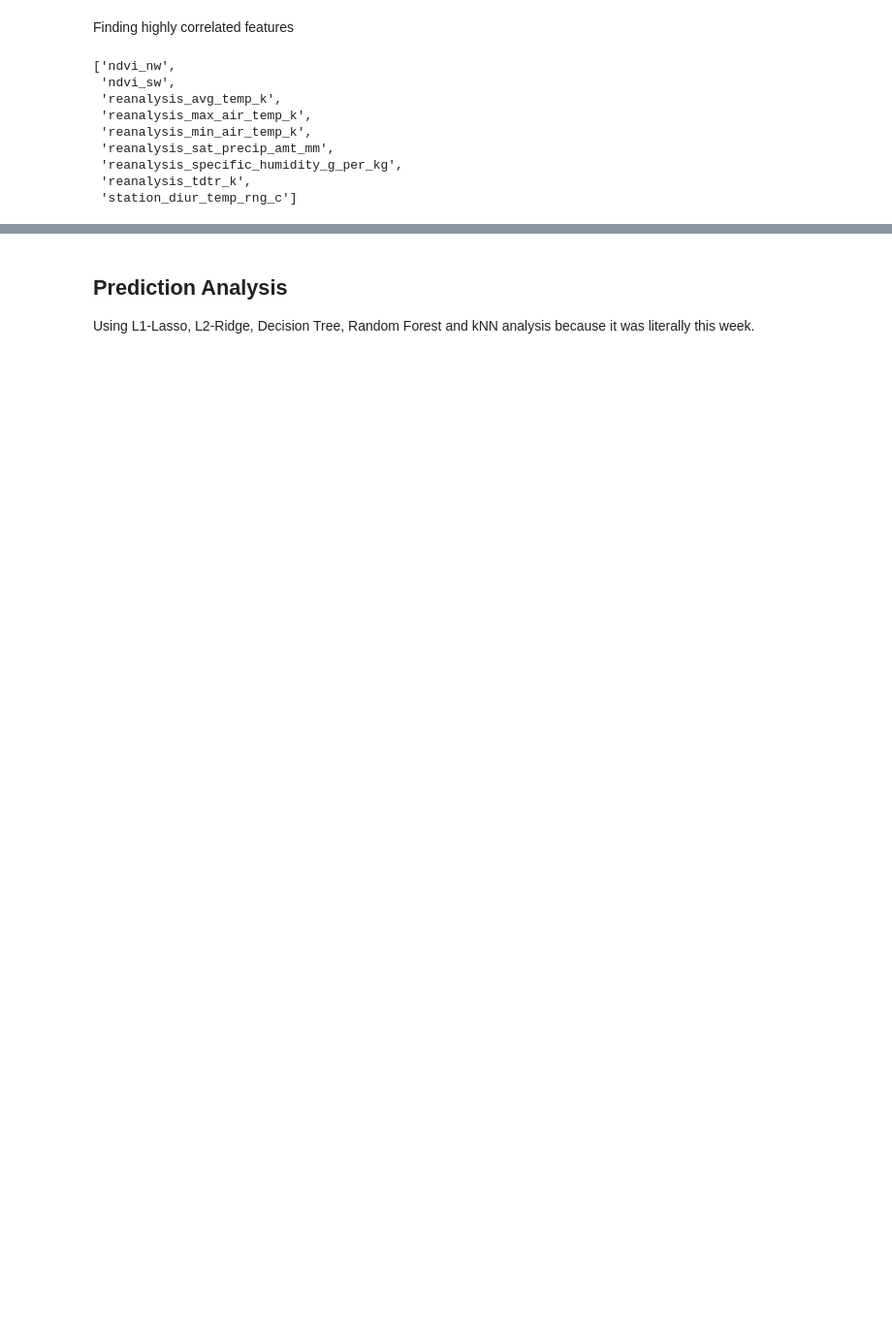
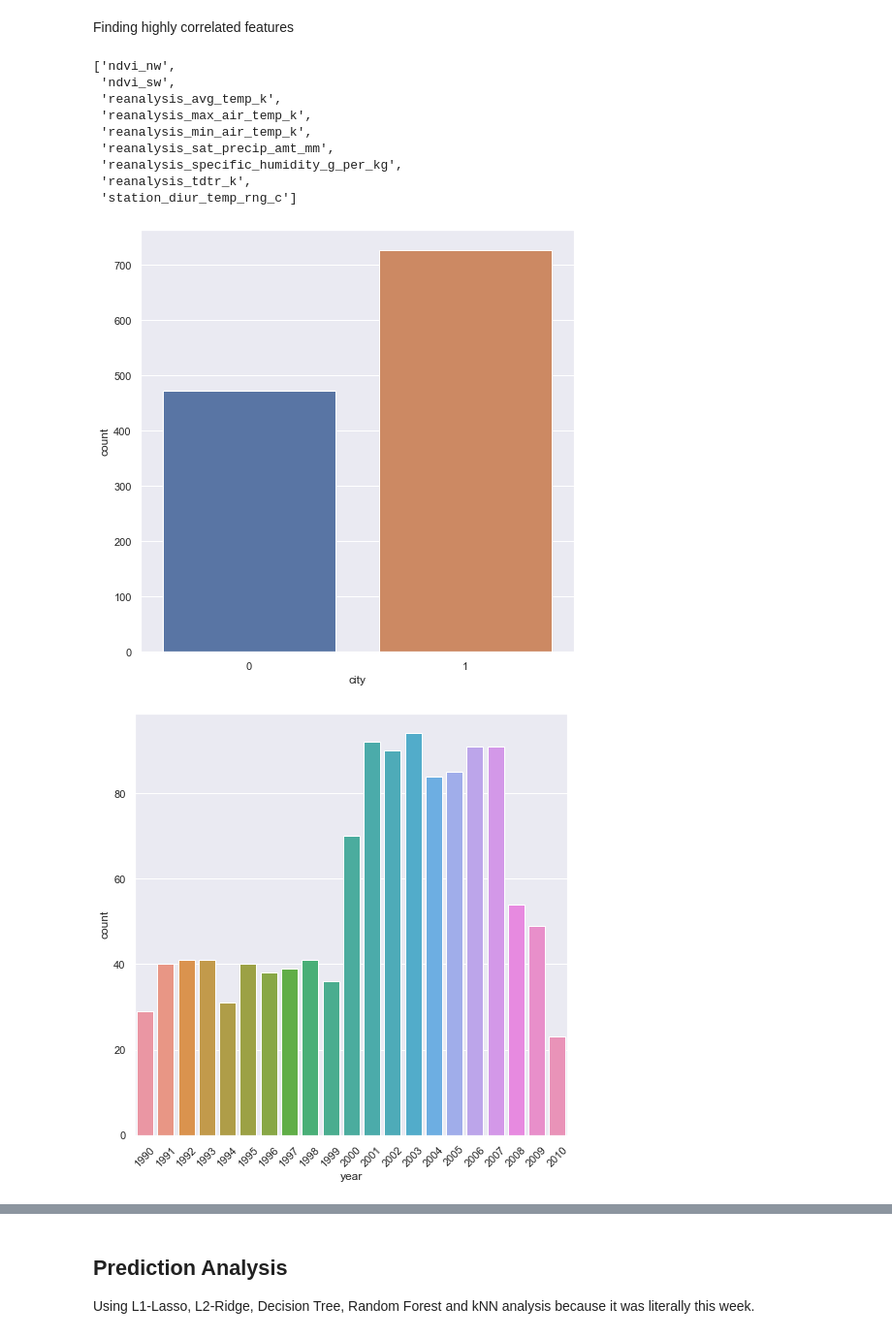
Before and after one commit to GaeaStorm/DengAI-Challenge, a Jupyter notebook: explore.ipynb, the cells around one changed output, grey strips where cells are left out. Shown at 97% size. Saved outputs shown, nothing was run; the diff lists cells and outputs as text; code cells hidden in the pictures; blank space fills up the shorter version.

```diff
--- a/explore.ipynb
+++ b/explore.ipynb
@@ -124,3 +151,12 @@ to_drop
  'reanalysis_specific_humidity_g_per_kg',
  'reanalysis_tdtr_k',
  'station_diur_temp_rng_c']
+# %%
+city = sns.countplot(train_set['city'],label="Count")
+plt.show()
+year = sns.countplot(train_set['year'],label="Count")
+year.set_xticklabels(year.get_xticklabels(), rotation=45)
+print()
+# %% [output]
+[figure, added]
+[figure, added]
```
Also changed, not shown: parts of 9 cells of this notebook.
